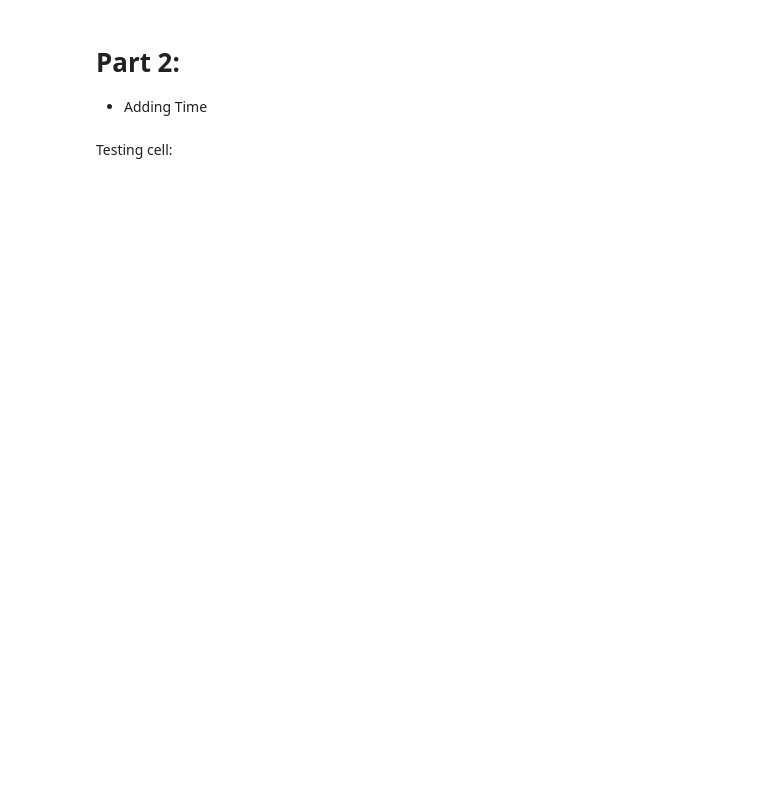
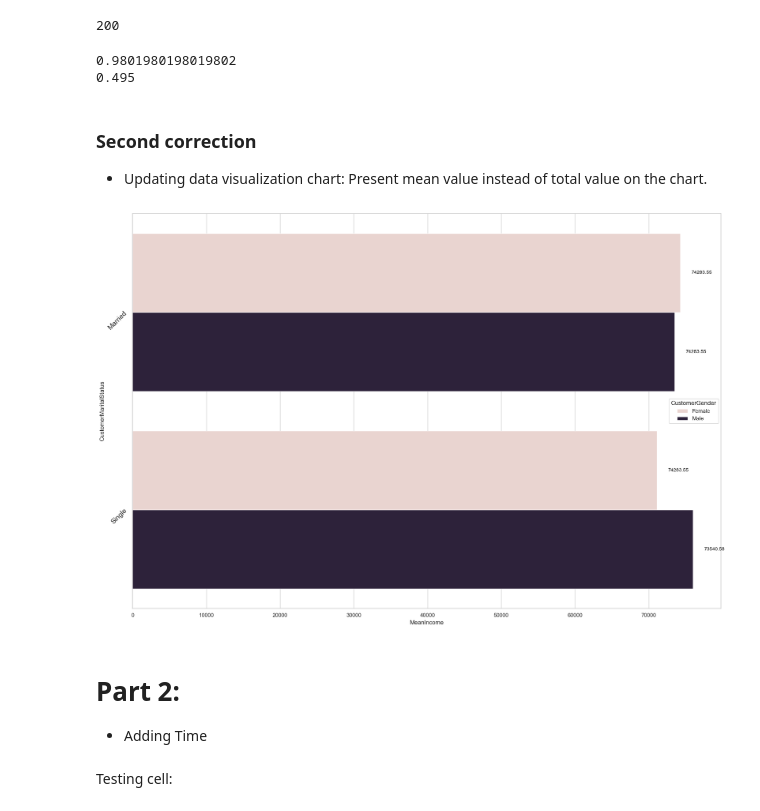
Before and after one commit to Joyceeeeeeehuang/Python-1002-project-correction, a Jupyter notebook: ProjectCorrection_Cardio&Book.ipynb, the cells around one changed output. Drawn from its saved outputs; the diff is of its cells as text; code cells hidden in the pictures; blank space fills up the shorter version.

Commit message:
Correcting 1 formula problem
Additionally, updating visualization chart in first project and datetime in second project

```diff
--- a/ProjectCorrection_Cardio&Book.ipynb
+++ b/ProjectCorrection_Cardio&Book.ipynb
@@ -12,0 +24,4 @@ The correction of Project which generated by AI with LostFound project:
+# %%
+# This is your dataset.
+data = pd.read_csv("FitnessTracker.csv")
+data.head()
@@ -13,3 +35,74 @@ The correction of Project which generated by AI with LostFound project:
+# %%
+# 1. How many records in the dataset?
+a1 = len(data)
+print(a1) #200
+# %% [output]
+200
+# %%
+#4.What is the ratio between 'Female' and 'Male' in the column CustomerGender (Female/Male)?
+#According to your suggestion, there can be two interpretations. The first is to provide a notion when there are no male
+female = len(data[data['CustomerGender'] == 'Female'])
+male = len(data[data['CustomerGender'] == 'Male'])
+ratio = female/(male+female)
+if ratio==1:
+    a4="There are no male data provided!"
+    print(a4)
+else:
+    a4=female/male
+    print(a4)  #0.9801980198019802
+
+#The second is to change the question, to let it be the ratio between female and total number of customers in order to aviod 0 in the denominator
+female = len(data[data['CustomerGender'] == 'Female'])
+a4=female/a1
+print(a4)  #0.495
+# %% [output]
+0.9801980198019802
+0.495
+# %% [markdown]
+### Second correction
+* Updating data visualization chart: Present mean value instead of total value on the chart.
+# %%
+#horizontal barplot, we change the values to be the mean values, in order to do further pairwise t-test
+import seaborn as sns
+import matplotlib.pyplot as plt
+import pandas as pd
+
+sns.set_theme(style='whitegrid', palette='muted')
+
+# Calculate the mean
+mean_income = data.groupby(['CustomerMaritalStatus', 'CustomerGender'])['AnnualIncome'].mean().reset_index(name='MeanIncome')
+
+fig, ax = plt.subplots(figsize=(18, 12))  # Increase the figure size for more space
+sns.barplot(data=mean_income, x='MeanIncome', y='CustomerMaritalStatus', palette='ch:30', hue='CustomerGender', errorbar=None, ax=ax)
+
+#Bars with the mean income values
+for patch in ax.patches[0:4]:
+    # Get the position and size of each bar
+    width = patch.get_width()
+    height = patch.get_height()
+    y_position = patch.get_y() + height / 2
+    marital_status = mean_income.iloc[int(y_position)]['CustomerMaritalStatus']
+    gender = mean_income.iloc[int(y_position)]['CustomerGender']
+
+    # Get the mean value of annual income
+    mean_val = mean_income[(mean_income['CustomerMaritalStatus'] == marital_status) &
+                            (mean_income['CustomerGender'] == gender)]['MeanIncome'].values[0]
+
+    # To avoid overlap with labels
+    ax.text(width + 1500, y_position, f"{mean_val:.2f}", ha="left", va="center", fontsize=10, color="black")
+
+plt.yticks(rotation=45, ha='right')
+
+plt.subplots_adjust(right=0.85)  # Adjust right side to make space for text
+plt.tight_layout()  #To avoid overlap
+
+# Change the font size of CustomerMaritalStatus
+for label in ax.get_yticklabels():
+    label.set_fontsize(14)
+
+plt.show()
+# %% [output]
+[figure, added]
 # %% [markdown]
 # Part 2:
 * Adding Time
```
Also changed, not shown: parts of 6 cells of this notebook.
